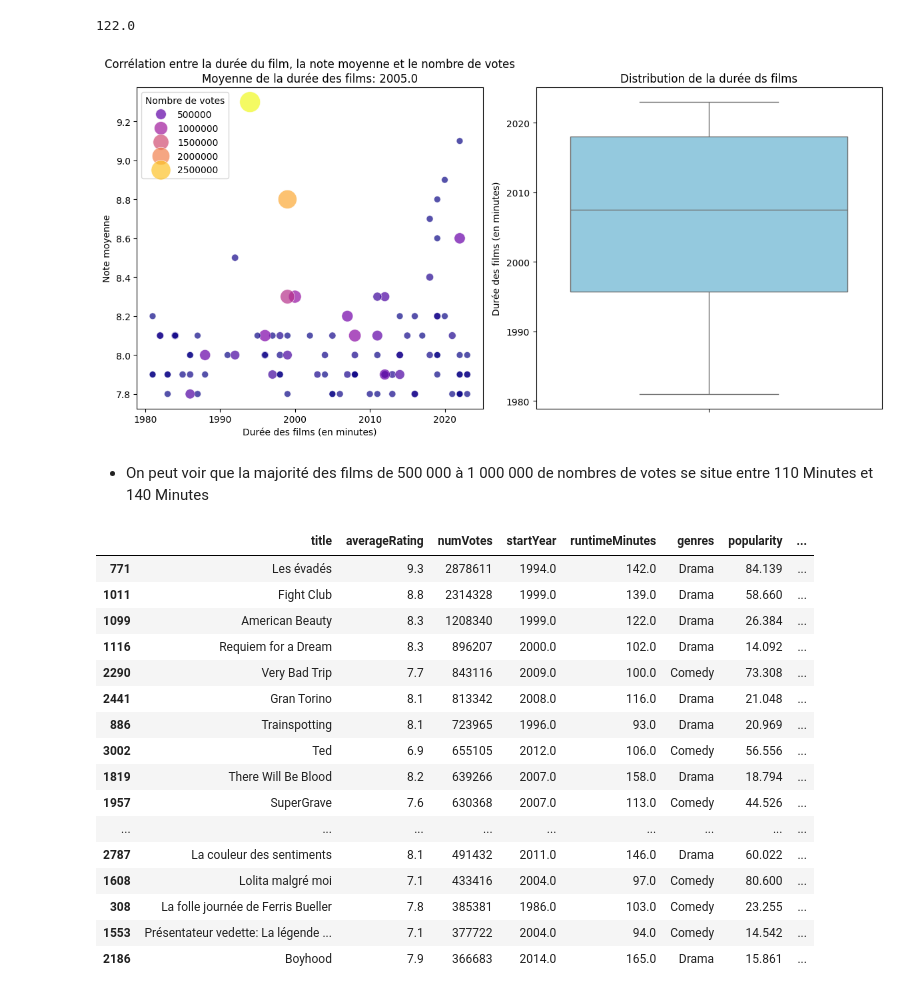
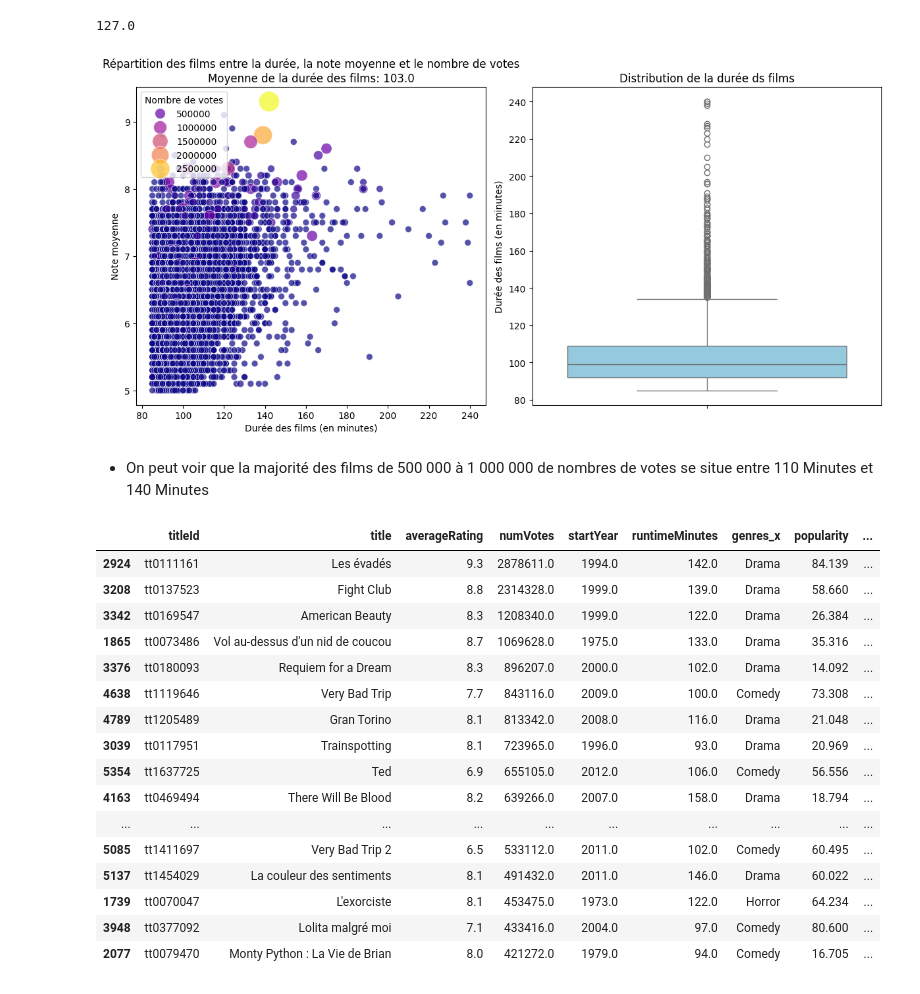
Before and after one commit to Patrick-NII/Projet-Data-IA, a Jupyter notebook: Merged_all_tables/merged_all_tables.ipynb, the cells around one changed output. Cells and saved outputs as stored; diff of their text form; code cells hidden in the pictures.

```diff
--- a/Merged_all_tables/merged_all_tables.ipynb
+++ b/Merged_all_tables/merged_all_tables.ipynb
@@ -21,10 +21,10 @@ df_merged = pd.read_csv('D:\\Projo\\Projet-Data-IA\\Merged_all_tables\\merged_al
 # # rename de la colonne runtimeMinutes à duration
 # df_merged.rename(columns={'runtimeMinutes': 'duration'}, inplace=True)
 # %%
-# # Jointures des tables title et merged_all_tables pour récupérer les valeurs de la colonne genres
+# Jointures des tables title et merged_all_tables pour récupérer les valeurs de la colonne genres
 
-# df_del_cols = pd.read_csv('D:\\Projo\\Projet-Data-IA\\title_del_cols.csv', sep=',')
-# df_merged = pd.merge(df_merged, df_del_cols, left_on='titleId', right_on='tconst', how='left')
+df_del_cols = pd.read_csv('D:\\Projo\\Projet-Data-IA\\title_del_cols.csv', sep=',')
+df_merged = pd.merge(df_merged, df_del_cols, left_on='titleId', right_on='tconst', how='left')
 # %%
 def clean_actors_list(actors_list):
     # Convertir la liste en un ensemble pour supprimer les doublons, puis trier
@@ -38,7 +38,7 @@ df_merged['Actors_Actresses'] = df_merged['Actors_Actresses'].apply(eval).apply(
 df_merged['production_companies_name'] = df_merged['production_companies_name'].apply(eval).apply(clean_actors_list)
 
 # Suppression des colonnes inutiles pour l'analyse
-df_merged.drop(columns=['titleId','overview', 'poster_path', 'backdrop_path'], inplace=True)
+df_merged.drop(columns=['overview', 'poster_path', 'backdrop_path'], inplace=True)
 
-df_merged.head(5)
+df_merged.head(50)
 # %% [output]
@@ -102,35 +156,35 @@ df_sorted_avg.head(20)
 df_mean_avg = df_sorted_avg['runtimeMinutes'].head(20).mean()
 df_mean_avg.round()
 # %% [output]
-122.0
+127.0
 # %%
 fig, axes = plt.subplots(1, 2, figsize=(12, 6))
 
-# Trier le DataFrame selon la colonne 'averageRating' et sélectionner les 20 premières lignes
-df_top_20 = df_sorted_avg.sort_values(by='averageRating', ascending=False).head(100)
+# Les n premiers films les mieux notés
+df_top_20 = df_sorted_avg.sort_values(by='averageRating', ascending=False).head(6995)
 
 # Nuage de points avec 'runtimeMinutes' sur l'axe x, 'averageRating' sur l'axe y et 'numVotes' comme taille des points
-sns.scatterplot(data=df_top_20, x='startYear', y='averageRating', hue='numVotes', palette='plasma', size='numVotes', sizes=(50, 500), alpha=0.7, ax=axes[0])
+sns.scatterplot(data=df_top_20, x='runtimeMinutes', y='averageRating', hue='numVotes', palette='plasma', size='numVotes', sizes=(50, 500), alpha=0.7, ax=axes[0])
 
 # Barre de couleur pour expliquer la signification des couleurs
 axes[0].legend(title='Nombre de votes', loc='upper left')
 
 axes[0].set_xlabel('Durée des films (en minutes)')
 axes[0].set_ylabel('Note moyenne')
-axes[0].set_title(f'Corrélation entre la durée du film, la note moyenne et le nombre de votes\nMoyenne de la durée des films: {df_top_20["startYear"].mean().round()}')
+axes[0].set_title(f'Répartition des films entre la durée, la note moyenne et le nombre de votes\nMoyenne de la durée des films: {df_top_20["runtimeMinutes"].mean().round()}')
 
 # Graphique boxplot pour 'runtimeMinutes'
-sns.boxplot(data=df_top_20, y='startYear', ax=axes[1], color='skyblue')
+sns.boxplot(data=df_top_20, y='runtimeMinutes', ax=axes[1], color='skyblue')
 
 # Ajouter des labels et un titre
 axes[1].set_ylabel('Durée des films (en minutes)')
 axes[1].set_title('Distribution de la durée ds films')
 
 
 plt.tight_layout()
 plt.show()
 # %% [output]
-[figure, old version]
+[figure, new version]
 # %% [markdown]
 * On peut voir que la majorité des films de 500 000 à 1 000 000 de nombres de votes se situe entre 110 Minutes et 140 Minutes
 # %%
@@ -138,23 +192,23 @@ plt.show()
 df_sorted_numVotes =  df_merged.sort_values(by='numVotes', ascending=False)
 df_sorted_numVotes.head(20)
 # %% [output]
-|  | title | averageRating | numVotes | startYear | runtimeMinutes | genres | popularity | ... |
-| 771 | Les évadés | 9.3 | 2878611 | 1994.0 | 142.0 | Drama | 84.139 | ... |
-| 1011 | Fight Club | 8.8 | 2314328 | 1999.0 | 139.0 | Drama | 58.660 | ... |
-| 1099 | American Beauty | 8.3 | 1208340 | 1999.0 | 122.0 | Drama | 26.384 | ... |
-| 1116 | Requiem for a Dream | 8.3 | 896207 | 2000.0 | 102.0 | Drama | 14.092 | ... |
-| 2290 | Very Bad Trip | 7.7 | 843116 | 2009.0 | 100.0 | Comedy | 73.308 | ... |
-| 2441 | Gran Torino | 8.1 | 813342 | 2008.0 | 116.0 | Drama | 21.048 | ... |
-| 886 | Trainspotting | 8.1 | 723965 | 1996.0 | 93.0 | Drama | 20.969 | ... |
-| 3002 | Ted | 6.9 | 655105 | 2012.0 | 106.0 | Comedy | 56.556 | ... |
-| 1819 | There Will Be Blood | 8.2 | 639266 | 2007.0 | 158.0 | Drama | 18.794 | ... |
-| 1957 | SuperGrave | 7.6 | 630368 | 2007.0 | 113.0 | Comedy | 44.526 | ... |
-| ... | ... | ... | ... | ... | ... | ... | ... | ... |
-| 2787 | La couleur des sentiments | 8.1 | 491432 | 2011.0 | 146.0 | Drama | 60.022 | ... |
-| 1608 | Lolita malgré moi | 7.1 | 433416 | 2004.0 | 97.0 | Comedy | 80.600 | ... |
-| 308 | La folle journée de Ferris Bueller | 7.8 | 385381 | 1986.0 | 103.0 | Comedy | 23.255 | ... |
-| 1553 | Présentateur vedette: La légende ... | 7.1 | 377722 | 2004.0 | 94.0 | Comedy | 14.542 | ... |
-| 2186 | Boyhood | 7.9 | 366683 | 2014.0 | 165.0 | Drama | 15.861 | ... |
+|  | titleId | title | averageRating | numVotes | startYear | runtimeMinutes | genres_x | popularity | ... |
+| 2924 | tt0111161 | Les évadés | 9.3 | 2878611.0 | 1994.0 | 142.0 | Drama | 84.139 | ... |
+| 3208 | tt0137523 | Fight Club | 8.8 | 2314328.0 | 1999.0 | 139.0 | Drama | 58.660 | ... |
+| 3342 | tt0169547 | American Beauty | 8.3 | 1208340.0 | 1999.0 | 122.0 | Drama | 26.384 | ... |
+| 1865 | tt0073486 | Vol au-dessus d'un nid de coucou | 8.7 | 1069628.0 | 1975.0 | 133.0 | Drama | 35.316 | ... |
+| 3376 | tt0180093 | Requiem for a Dream | 8.3 | 896207.0 | 2000.0 | 102.0 | Drama | 14.092 | ... |
+| 4638 | tt1119646 | Very Bad Trip | 7.7 | 843116.0 | 2009.0 | 100.0 | Comedy | 73.308 | ... |
+| 4789 | tt1205489 | Gran Torino | 8.1 | 813342.0 | 2008.0 | 116.0 | Drama | 21.048 | ... |
+| 3039 | tt0117951 | Trainspotting | 8.1 | 723965.0 | 1996.0 | 93.0 | Drama | 20.969 | ... |
+| 5354 | tt1637725 | Ted | 6.9 | 655105.0 | 2012.0 | 106.0 | Comedy | 56.556 | ... |
+| 4163 | tt0469494 | There Will Be Blood | 8.2 | 639266.0 | 2007.0 | 158.0 | Drama | 18.794 | ... |
+| ... | ... | ... | ... | ... | ... | ... | ... | ... | ... |
+| 5085 | tt1411697 | Very Bad Trip 2 | 6.5 | 533112.0 | 2011.0 | 102.0 | Comedy | 60.495 | ... |
+| 5137 | tt1454029 | La couleur des sentiments | 8.1 | 491432.0 | 2011.0 | 146.0 | Drama | 60.022 | ... |
+| 1739 | tt0070047 | L'exorciste | 8.1 | 453475.0 | 1973.0 | 122.0 | Horror | 64.234 | ... |
+| 3948 | tt0377092 | Lolita malgré moi | 7.1 | 433416.0 | 2004.0 | 97.0 | Comedy | 80.600 | ... |
+| 2077 | tt0079470 | Monty Python : La Vie de Brian | 8.0 | 421272.0 | 1979.0 | 94.0 | Comedy | 16.705 | ... |
 # %%
 df_merged.value_counts('genres')
 # %% [output]
```
Also changed, not shown: parts of 14 cells of this notebook.
